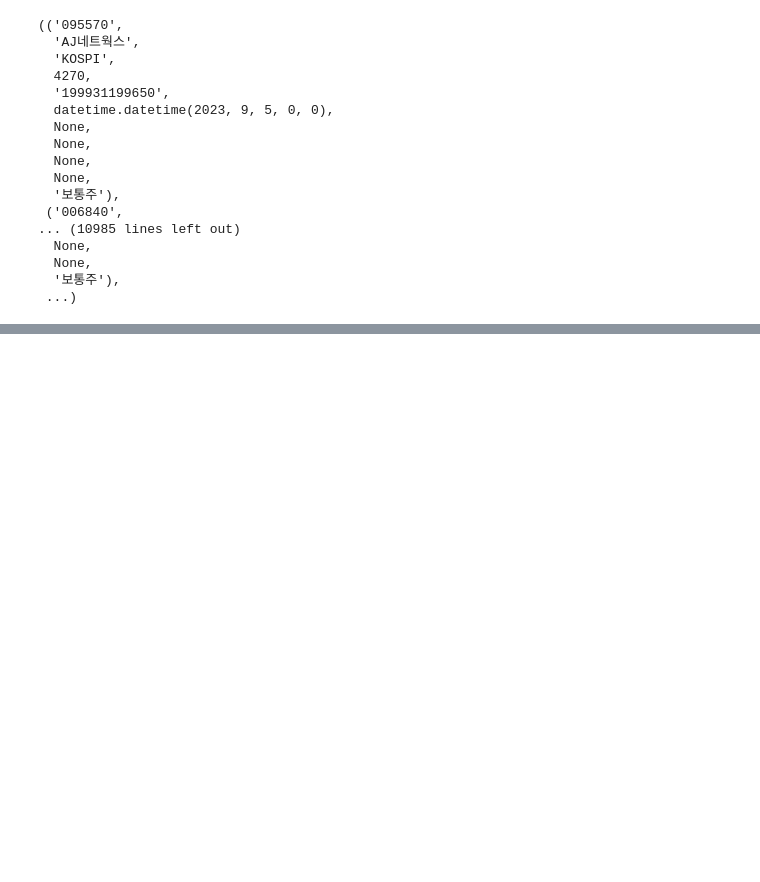
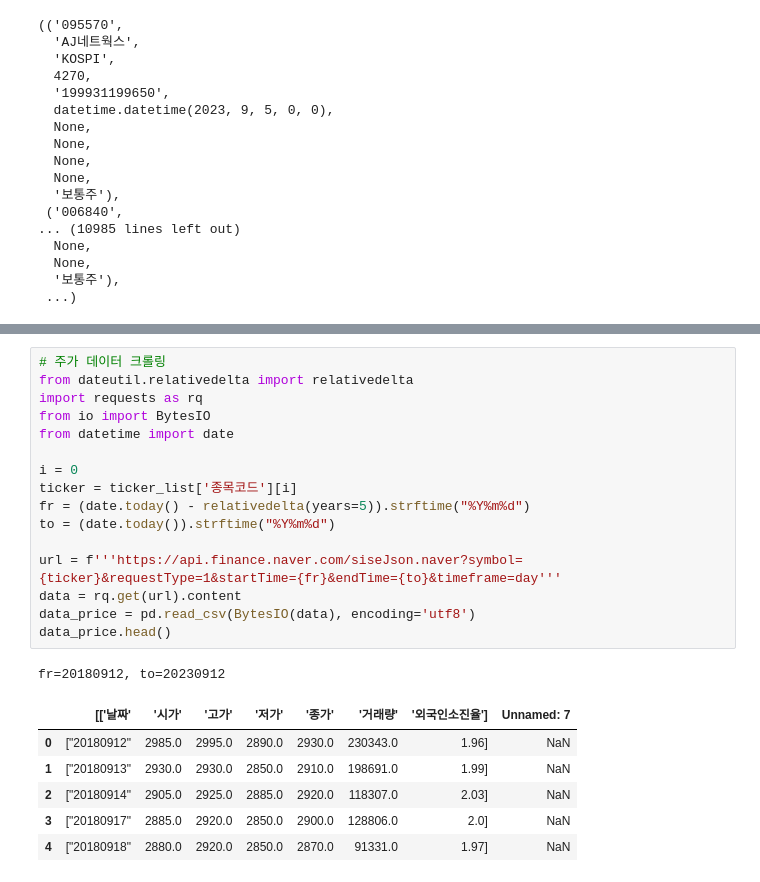
Before and after one commit to infostore/ex-quant, a Jupyter notebook: 국내주식데이터수집.ipynb, the cells around one changed output, grey strips where cells are left out. Drawn from its saved outputs; the diff is of its cells as text; blank space fills up the shorter version.

```diff
--- a/국내주식데이터수집.ipynb
+++ b/국내주식데이터수집.ipynb
@@ -233,0 +411,24 @@ display(data)
+# %%
+# 주가 데이터 크롤링
+from dateutil.relativedelta import relativedelta
+import requests as rq
+from io import BytesIO
+from datetime import date
+
+i = 0
+ticker = ticker_list['종목코드'][i]
+fr = (date.today() - relativedelta(years=5)).strftime("%Y%m%d")
+to = (date.today()).strftime("%Y%m%d")
+
+url = f'''https://api.finance.naver.com/siseJson.naver?symbol={ticker}&requestType=1&startTime={fr}&endTime={to}&timeframe=day'''
+data = rq.get(url).content
+data_price = pd.read_csv(BytesIO(data), encoding='utf8')
+data_price.head()
+# %% [output]
+fr=20180912, to=20230912
+|  | [['날짜' | '시가' | '고가' | '저가' | '종가' | '거래량' | '외국인소진율'] | Unnamed: 7 |
+| 0 | ["20180912" | 2985.0 | 2995.0 | 2890.0 | 2930.0 | 230343.0 | 1.96] | NaN |
+| 1 | ["20180913" | 2930.0 | 2930.0 | 2850.0 | 2910.0 | 198691.0 | 1.99] | NaN |
+| 2 | ["20180914" | 2905.0 | 2925.0 | 2885.0 | 2920.0 | 118307.0 | 2.03] | NaN |
+| 3 | ["20180917" | 2885.0 | 2920.0 | 2850.0 | 2900.0 | 128806.0 | 2.0] | NaN |
+| 4 | ["20180918" | 2880.0 | 2920.0 | 2850.0 | 2870.0 | 91331.0 | 1.97] | NaN |
```
Also changed, not shown: parts of 22 cells of this notebook, 1 other file.
